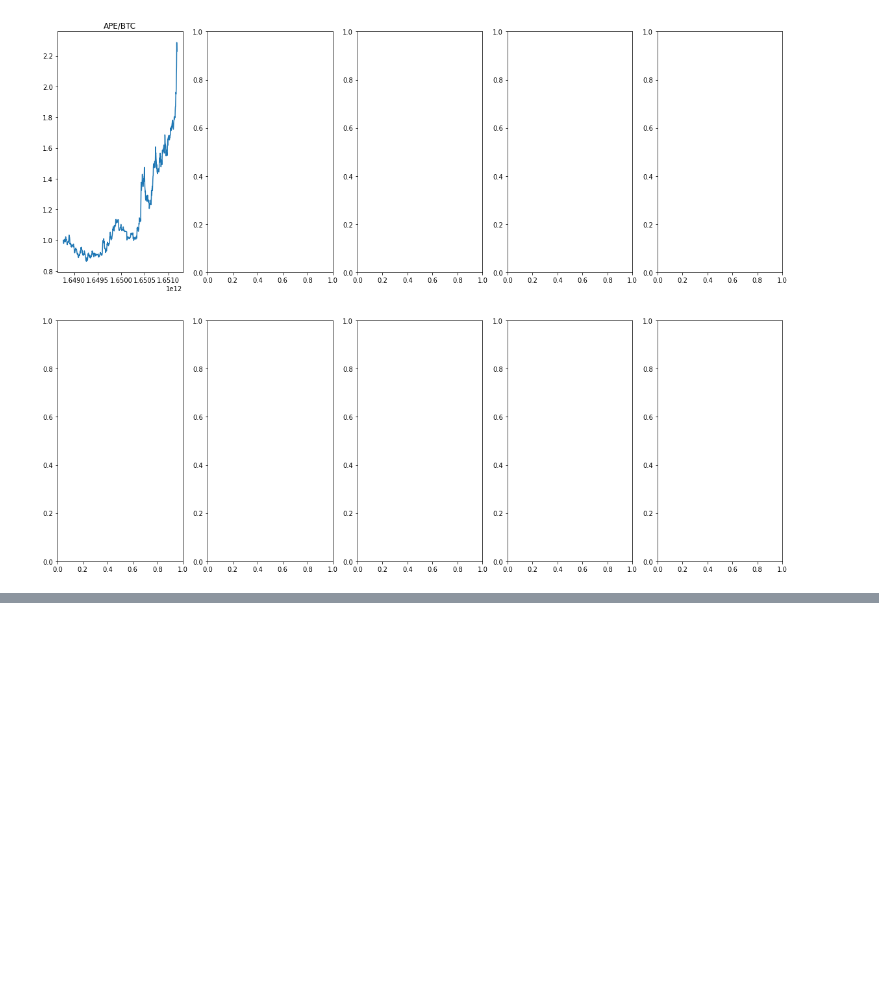
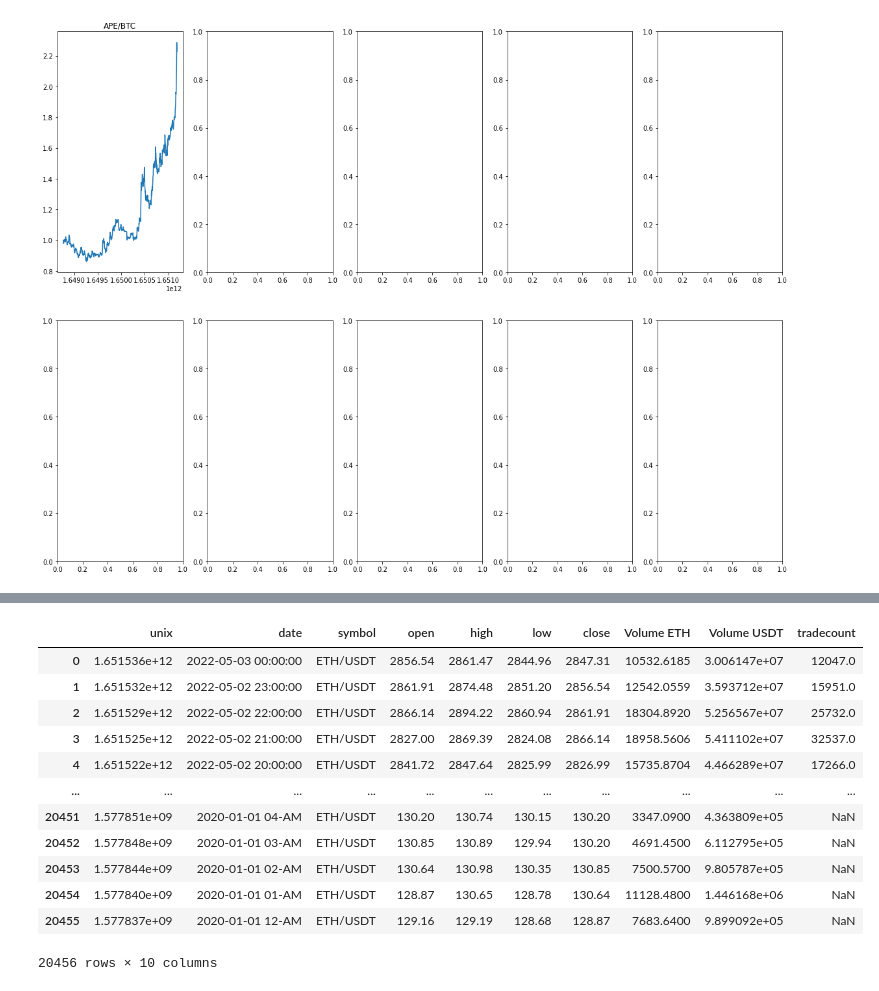
Before and after one commit to kGeee/zenith, a Jupyter notebook: testing.ipynb, the cells around one changed output, grey strips where cells are left out. Drawn from its saved outputs; the diff is of its cells as text; code cells hidden in the pictures; blank space fills up the shorter version.

```diff
--- a/testing.ipynb
+++ b/testing.ipynb
@@ -20,0 +68,3 @@ TypeError: analyze() takes 1 positional argument but 3 were given
+# %%
+import pandas as pd
+df = pd.read_csv("../data/Binance_ETHUSDT_1h.csv")
@@ -20,0 +73,3 @@ TypeError: analyze() takes 1 positional argument but 3 were given
+# %%
+post_2020 = df[df['date'] > "2020-01-01"]
+post_2020.ta.hma(length=200)
@@ -20,0 +89,16 @@ TypeError: analyze() takes 1 positional argument but 3 were given
+# %%
+post_2020
+# %% [output]
+|  | unix | date | symbol | open | high | low | close | Volume ETH | Volume USDT | tradecount |
+| 0 | 1.651536e+12 | 2022-05-03 00:00:00 | ETH/USDT | 2856.54 | 2861.47 | 2844.96 | 2847.31 | 10532.6185 | 3.006147e+07 | 12047.0 |
+| 1 | 1.651532e+12 | 2022-05-02 23:00:00 | ETH/USDT | 2861.91 | 2874.48 | 2851.20 | 2856.54 | 12542.0559 | 3.593712e+07 | 15951.0 |
+| 2 | 1.651529e+12 | 2022-05-02 22:00:00 | ETH/USDT | 2866.14 | 2894.22 | 2860.94 | 2861.91 | 18304.8920 | 5.256567e+07 | 25732.0 |
+| 3 | 1.651525e+12 | 2022-05-02 21:00:00 | ETH/USDT | 2827.00 | 2869.39 | 2824.08 | 2866.14 | 18958.5606 | 5.411102e+07 | 32537.0 |
+| 4 | 1.651522e+12 | 2022-05-02 20:00:00 | ETH/USDT | 2841.72 | 2847.64 | 2825.99 | 2826.99 | 15735.8704 | 4.466289e+07 | 17266.0 |
+| ... | ... | ... | ... | ... | ... | ... | ... | ... | ... | ... |
+| 20451 | 1.577851e+09 | 2020-01-01 04-AM | ETH/USDT | 130.20 | 130.74 | 130.15 | 130.20 | 3347.0900 | 4.363809e+05 | NaN |
+| 20452 | 1.577848e+09 | 2020-01-01 03-AM | ETH/USDT | 130.85 | 130.89 | 129.94 | 130.20 | 4691.4500 | 6.112795e+05 | NaN |
+| 20453 | 1.577844e+09 | 2020-01-01 02-AM | ETH/USDT | 130.64 | 130.98 | 130.35 | 130.85 | 7500.5700 | 9.805787e+05 | NaN |
+| 20454 | 1.577840e+09 | 2020-01-01 01-AM | ETH/USDT | 128.87 | 130.65 | 128.78 | 130.64 | 11128.4800 | 1.446168e+06 | NaN |
+| 20455 | 1.577837e+09 | 2020-01-01 12-AM | ETH/USDT | 129.16 | 129.19 | 128.68 | 128.87 | 7683.6400 | 9.899092e+05 | NaN |
+20456 rows × 10 columns
```
Also changed, not shown: parts of 6 cells of this notebook, 29 other files.
